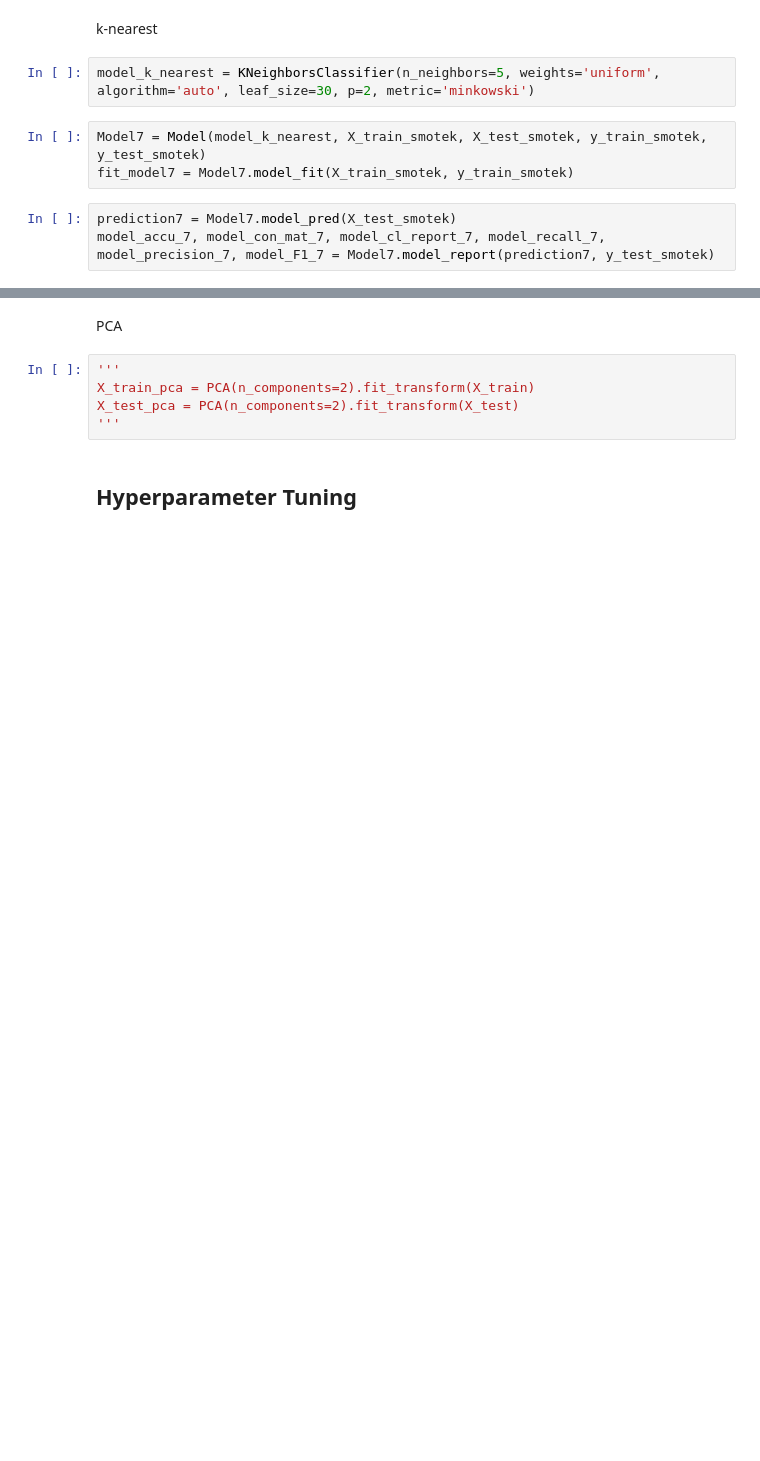
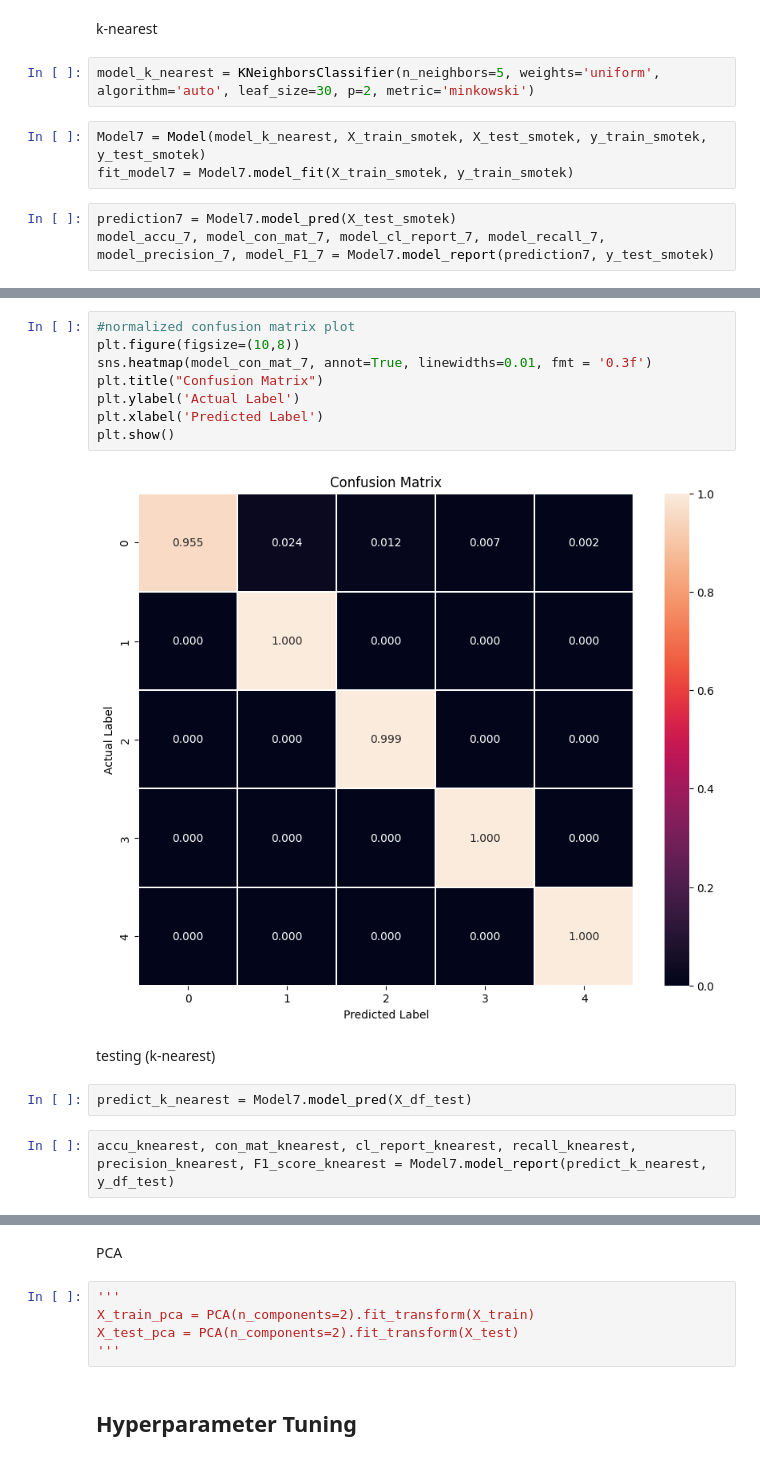
Before and after one commit to Mahim-SOL/ML_intern_task_SOL, a Jupyter notebook: Learning_task_of_SOL.ipynb, the cells around one changed output, grey strips where cells are left out. Saved outputs shown, nothing was run; the diff lists cells and outputs as text; blank space fills up the shorter version.

```diff
--- a/Learning_task_of_SOL.ipynb
+++ b/Learning_task_of_SOL.ipynb
@@ -628,0 +783,16 @@ print(f"classification:\n {model_cl_report_7}")
+# %%
+#normalized confusion matrix plot
+plt.figure(figsize=(10,8))
+sns.heatmap(model_con_mat_7, annot=True, linewidths=0.01, fmt = '0.3f')
+plt.title("Confusion Matrix")
+plt.ylabel('Actual Label')
+plt.xlabel('Predicted Label')
+plt.show()
+# %% [output]
+[figure, added]
+# %% [markdown]
+testing (k-nearest)
+# %%
+predict_k_nearest = Model7.model_pred(X_df_test)
+# %%
+accu_knearest, con_mat_knearest, cl_report_knearest, recall_knearest, precision_knearest, F1_score_knearest = Model7.model_report(predict_k_nearest, y_df_test)
```
Also changed, not shown: parts of 51 cells of this notebook, 1 other file.
